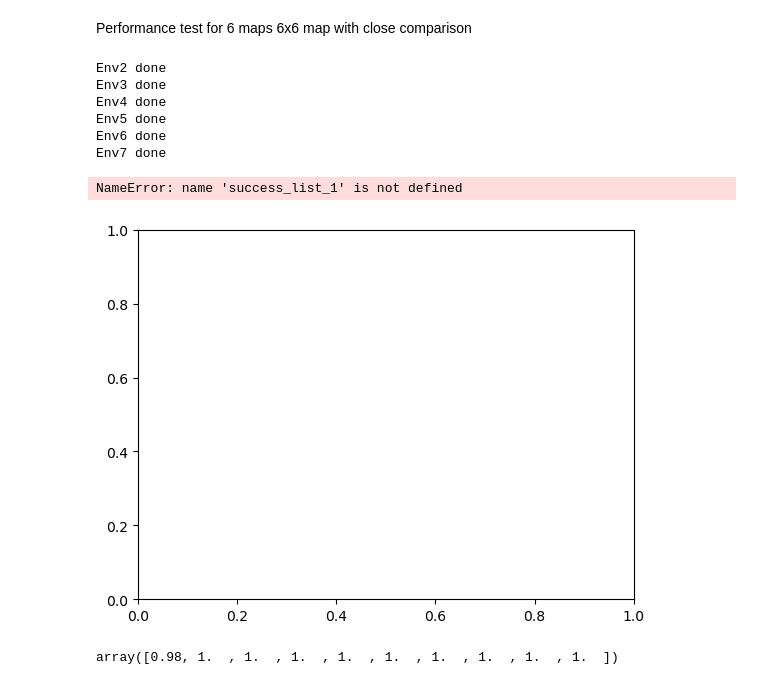
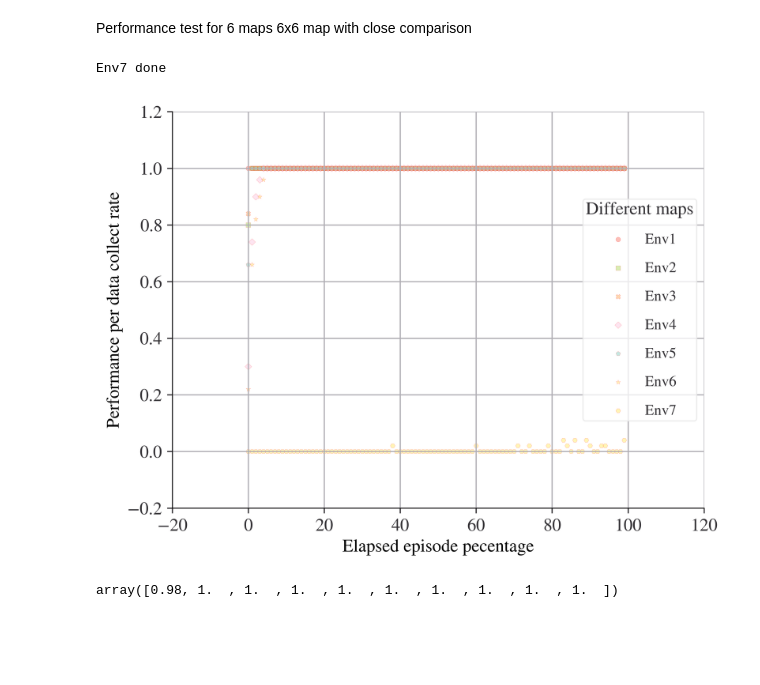
Before and after one commit to amirhnourian/Open_AI_Frozenlake, a Jupyter notebook: 5x5_map.ipynb, the cells around one changed output. Drawn from its saved outputs; the diff is of its cells as text; code cells hidden in the pictures; blank space fills up the shorter version.

Commit message:
All Frozen Lake data
I have implemented multiple files in order to solve frozen lake

```diff
--- a/5x5_map.ipynb
+++ b/5x5_map.ipynb
@@ -789,10 +789,10 @@ import csv
 # 2000 average for 50 points
 # 40 points distance between each sample
 
-file_name = '5x590kkmax900d18p'
-data_collect = 900 # data collection rate
-max_ep = 90000 # max episode for performance check
-points_distance_accordingtodatacollect = 18 # how many points calculated in data collect session to reduce calculation costs
+file_name = '6x6120kmax1200d24penv7'
+data_collect = 1200 # data collection rate
+max_ep = 120000 # max episode for performance check
+points_distance_accordingtodatacollect = 24 # how many points calculated in data collect session to reduce calculation costs
 # final average is based on this number
 
 ## performance check based on elapsed episodes (training)
@@ -802,7 +802,7 @@ print('Env1 done')
 with open(file_name, 'a') as file:
     writer = csv.writer(file)
     writer.writerow(success_list_1)
-'''
+
 success_list_2 = q_performance(env2,max_ep,data_collect,points_distance_accordingtodatacollect)
 print('Env2 done')
 with open(file_name, 'a') as file:
@@ -828,6 +828,7 @@ print('Env6 done')
 with open(file_name, 'a') as file:
     writer = csv.writer(file)
     writer.writerow(success_list_6)
+'''
 success_list_7 = q_performance(env7,max_ep,data_collect,points_distance_accordingtodatacollect)
 print('Env7 done')
 with open(file_name, 'a') as file:
@@ -835,40 +836,34 @@ with open(file_name, 'a') as file:
     writer.writerow(success_list_7)
 
 ## ploting the data
 
 data_points = max_ep/data_collect
 data_points_array = np.array(list(range(0,int(data_points))))
 
 
 fig, ax = plt.subplots()
 plt.style.use('plot_style.txt')
 
 plt.scatter(data_points_array,success_list_1,c='C1',edgecolor ="red",linewidths=0.1,marker='o',s=10, alpha=0.5,label='Env1')
 plt.scatter(data_points_array,success_list_2,c='C2',edgecolor ="red",linewidths=0.1,marker='s',s=10, alpha=0.5,label='Env2')
 plt.scatter(data_points_array,success_list_3,c='C3',edgecolor ="red",linewidths=0.1,marker='X',s=10, alpha=0.5,label='Env3')
 plt.scatter(data_points_array,success_list_4,c='C4',edgecolor ="red",linewidths=0.1,marker='D',s=10, alpha=0.5,label='Env4')
 plt.scatter(data_points_array,success_list_5,c='C5',edgecolor ="red",linewidths=0.1,marker='p',s=10, alpha=0.5,label='Env5')
 plt.scatter(data_points_array,success_list_6,c='C6',edgecolor ="red",linewidths=0.1,marker='*',s=10, alpha=0.5,label='Env6')
 plt.scatter(data_points_array,success_list_7,c='C6',edgecolor ="red",linewidths=0.1,marker='H',s=10, alpha=0.5,label='Env7')
 
 
 #plt.title('Performance check for')
 plt.xlabel('Elapsed episode pecentage')
 plt.ylabel('Performance per data collect rate')
 
 leg = ax.legend(scatterpoints=1, frameon=True, labelspacing=1, title='Different maps')
 
 plt.grid()
 plt.show()
 # %% [output]
-Env2 done
-Env3 done
-Env4 done
-Env5 done
-Env6 done
 Env7 done
-NameError: name 'success_list_1' is not defined
-[figure, old version]
+[figure, new version]
 # %%
 success_list_1
 # %% [output]
```
Also changed, not shown: parts of 2 cells of this notebook, 4 other files.
